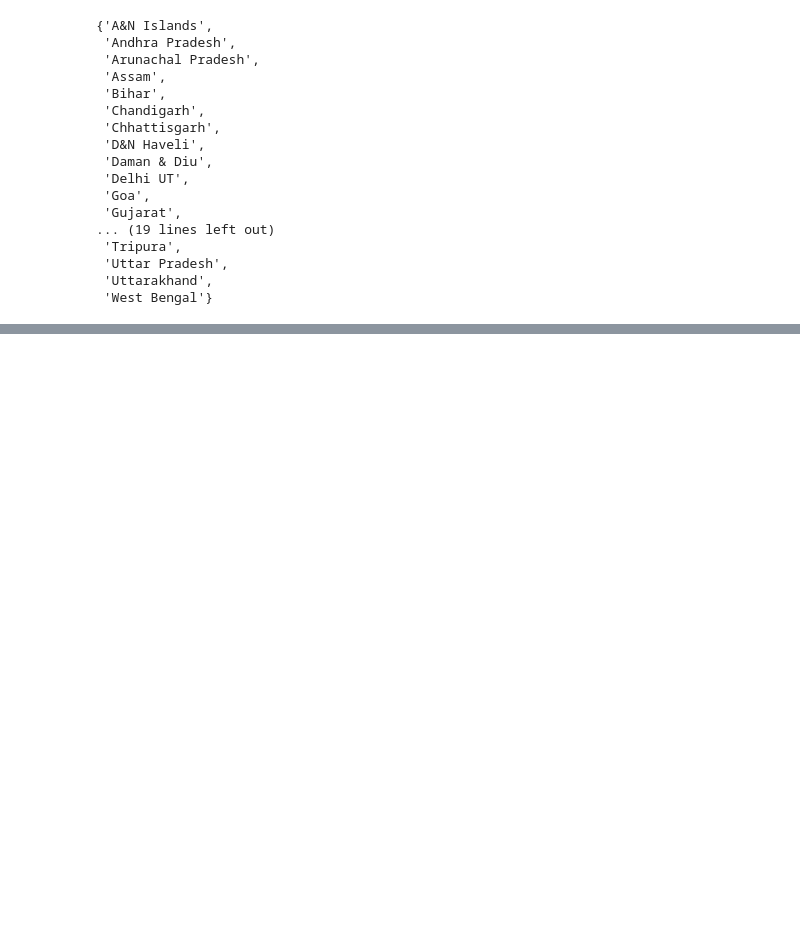
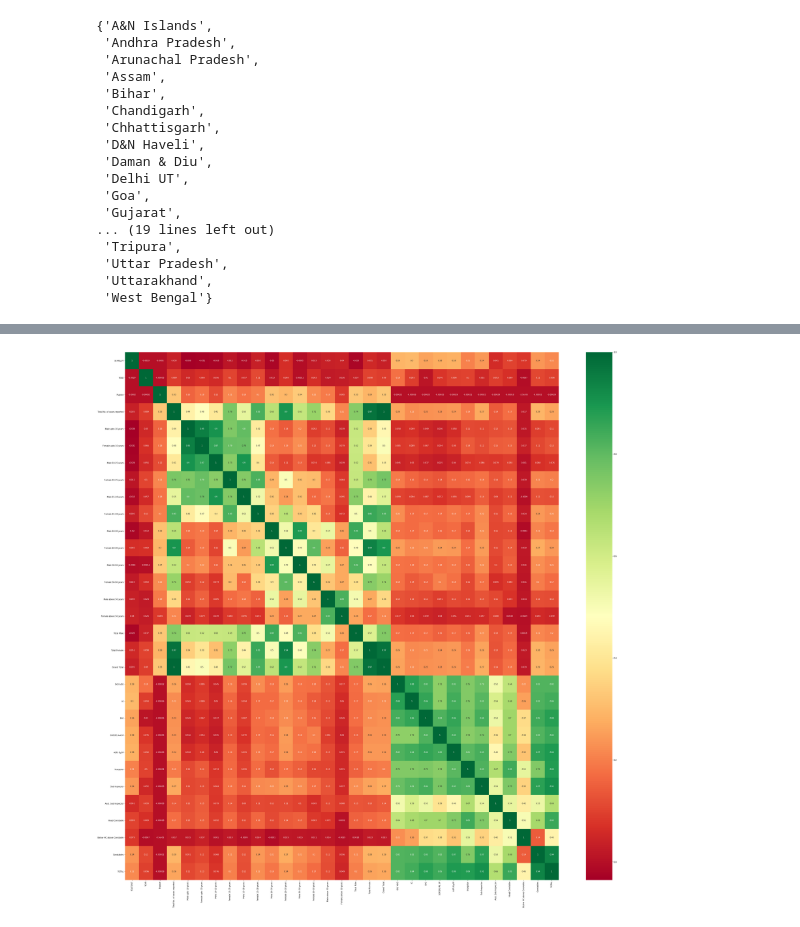
Before and after one commit to Abhi050/Machine_Learning, a Jupyter notebook: Crime_in_India.ipynb, the cells around one changed output, grey strips where cells are left out. Drawn from its saved outputs; the diff is of its cells as text; code cells hidden in the pictures; blank space fills up the shorter version.

```diff
--- a/Crime_in_India.ipynb
+++ b/Crime_in_India.ipynb
@@ -164,0 +306,3 @@ len(y)
+# %%
+df.drop('Unnamed: 0',inplace = True,axis=1)
+df.columns
@@ -164,0 +323,8 @@ len(y)
+# %%
+from sklearn import preprocessing
+le = preprocessing.LabelEncoder()
+df["STATE/UT"]=le.fit_transform(df["STATE/UT"])
+df["Pupose"]=le.fit_transform(df["Pupose"])
+# %%
+for i in df.columns:
+  df[i] = df[i].astype("int")
@@ -164,0 +337,10 @@ len(y)
+# %%
+df['Pupose'] = df['Pupose'].astype('str')
+df['Pupose'] = df['Pupose'].str.replace(" ","")
+# %%
+corrmat = df.corr()
+top_corr_features = corrmat.index
+plt.figure(figsize=(50,50))
+g=sns.heatmap(df[top_corr_features].corr(),annot=True,cmap="RdYlGn")
+# %% [output]
+[figure, added]
```
Also changed, not shown: parts of 39 cells of this notebook.
